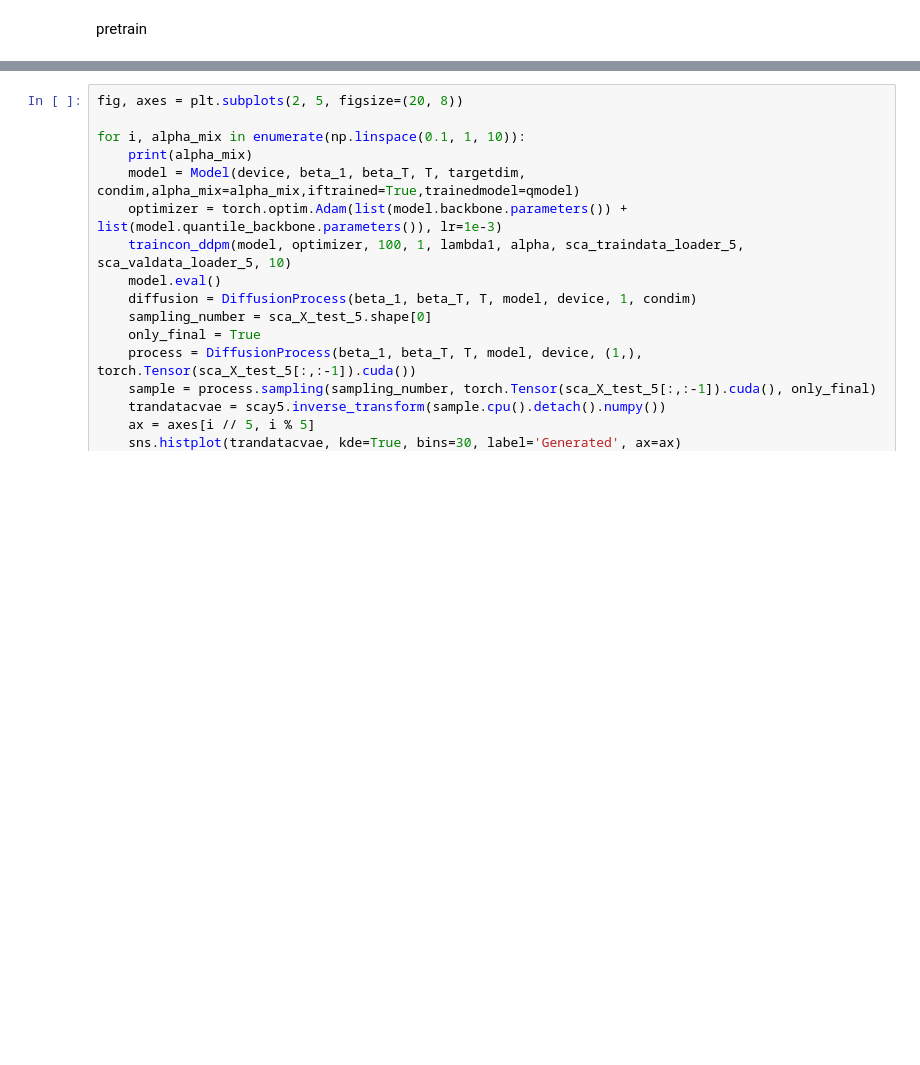
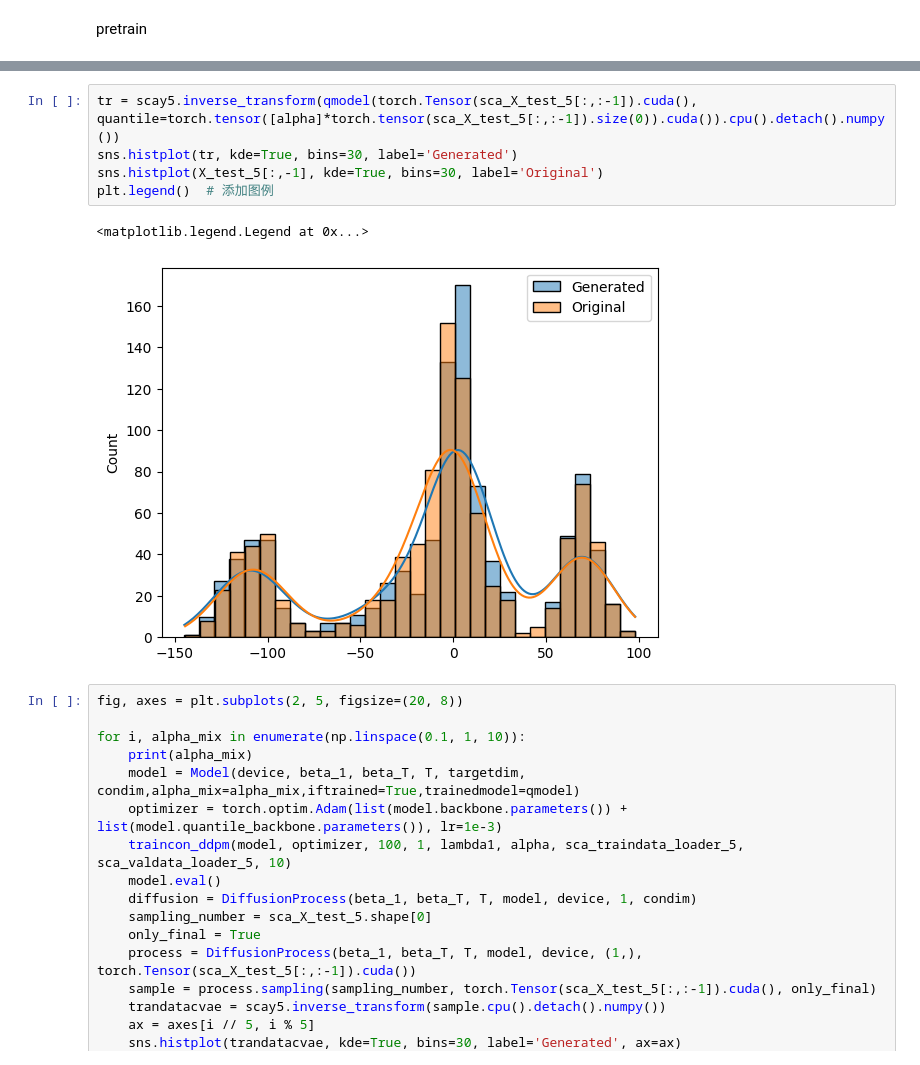
Before and after one commit to miluosi/diffusion-for-learning, a Jupyter notebook: quantile_ddpm.ipynb, the cells around one changed output, grey strips where cells are left out. Saved outputs shown, nothing was run; the diff lists cells and outputs as text; blank space fills up the shorter version.

```diff
--- a/quantile_ddpm.ipynb
+++ b/quantile_ddpm.ipynb
@@ -688,3 +773,11 @@ plt.legend()  # 添加图例
+# %%
+tr = scay5.inverse_transform(qmodel(torch.Tensor(sca_X_test_5[:,:-1]).cuda(), quantile=torch.tensor([alpha]*torch.tensor(sca_X_test_5[:,:-1]).size(0)).cuda()).cpu().detach().numpy())
+sns.histplot(tr, kde=True, bins=30, label='Generated')
+sns.histplot(X_test_5[:,-1], kde=True, bins=30, label='Original')
+plt.legend()  # 添加图例
+# %% [output]
+<matplotlib.legend.Legend at 0x...>
+[figure, added]
 # %%
 fig, axes = plt.subplots(2, 5, figsize=(20, 8))
 
```
Also changed, not shown: parts of 4 cells of this notebook.
